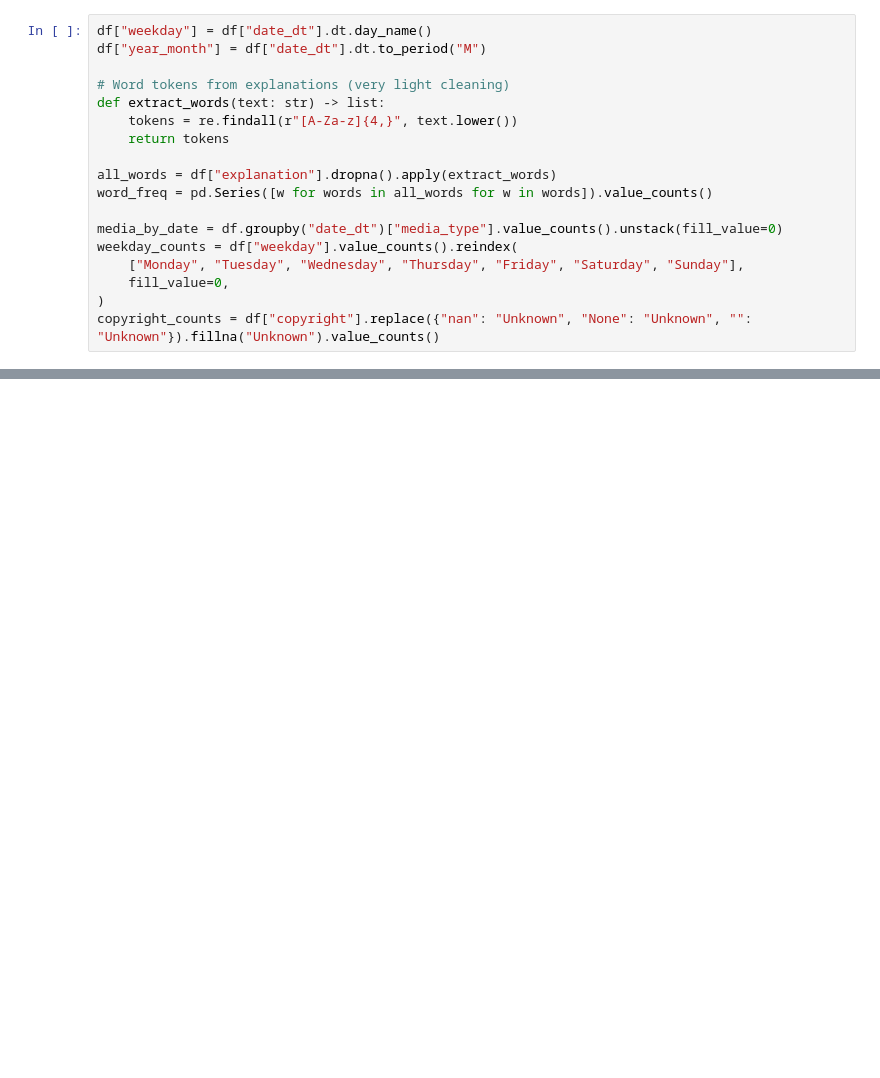
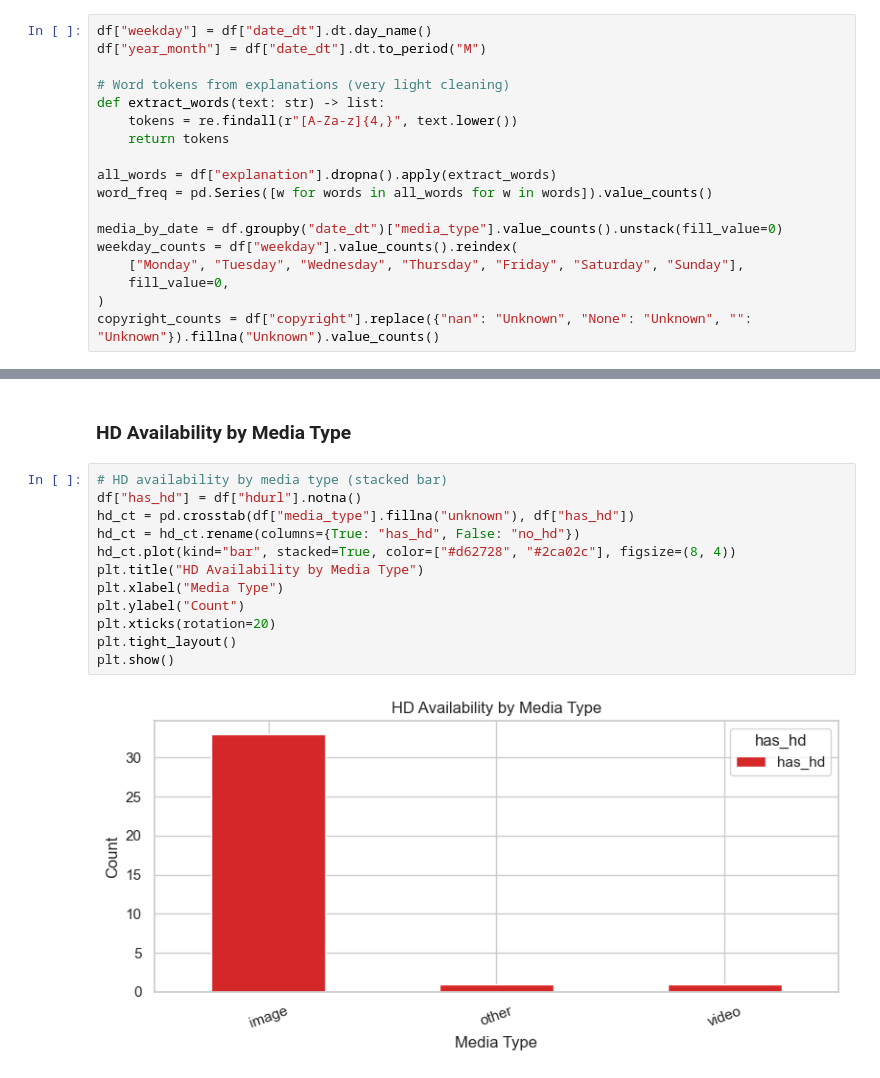
Before and after one commit to Satyampatel779/NASA-APOD-Finals, a Jupyter notebook: docs/apod_eda.ipynb, the cells around one changed output, grey strips where cells are left out. Saved outputs shown, nothing was run; the diff lists cells and outputs as text; blank space fills up the shorter version.

```diff
--- a/docs/apod_eda.ipynb
+++ b/docs/apod_eda.ipynb
@@ -165,0 +293,16 @@ pytest -q
+# %% [markdown]
+### HD Availability by Media Type
+# %%
+# HD availability by media type (stacked bar)
+df["has_hd"] = df["hdurl"].notna()
+hd_ct = pd.crosstab(df["media_type"].fillna("unknown"), df["has_hd"])
+hd_ct = hd_ct.rename(columns={True: "has_hd", False: "no_hd"})
+hd_ct.plot(kind="bar", stacked=True, color=["#d62728", "#2ca02c"], figsize=(8, 4))
+plt.title("HD Availability by Media Type")
+plt.xlabel("Media Type")
+plt.ylabel("Count")
+plt.xticks(rotation=20)
+plt.tight_layout()
+plt.show()
+# %% [output]
+[figure, added]
```
Also changed, not shown: parts of 30 cells of this notebook, 8 other files.
